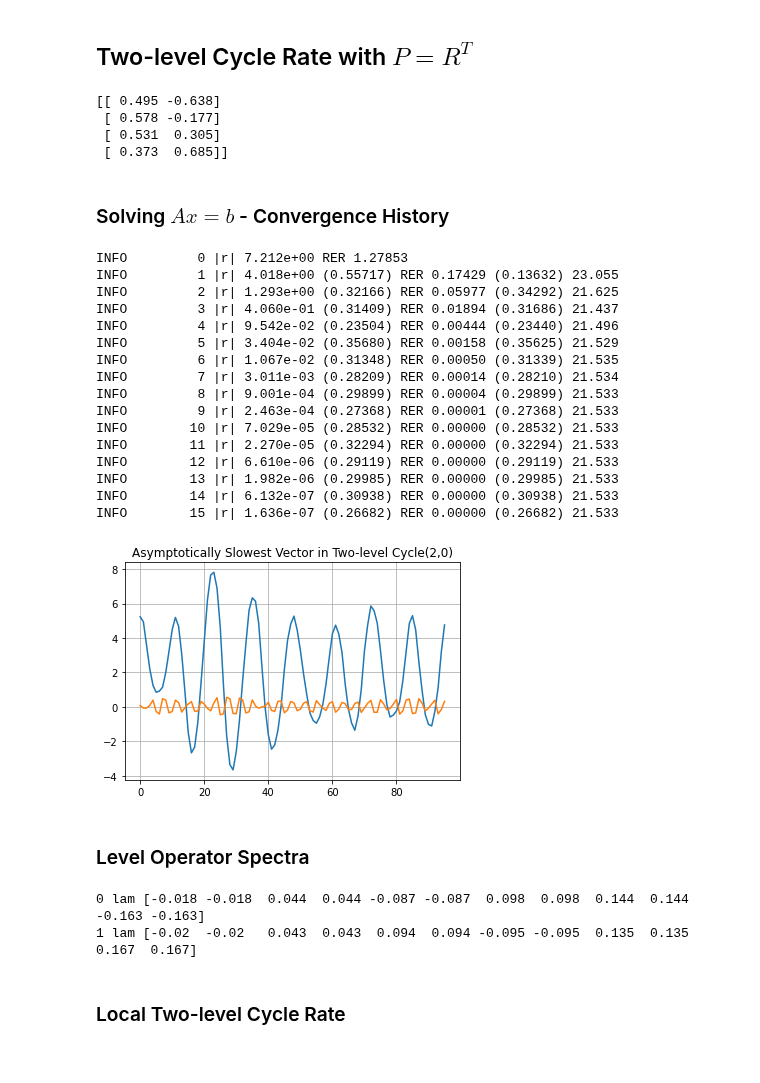
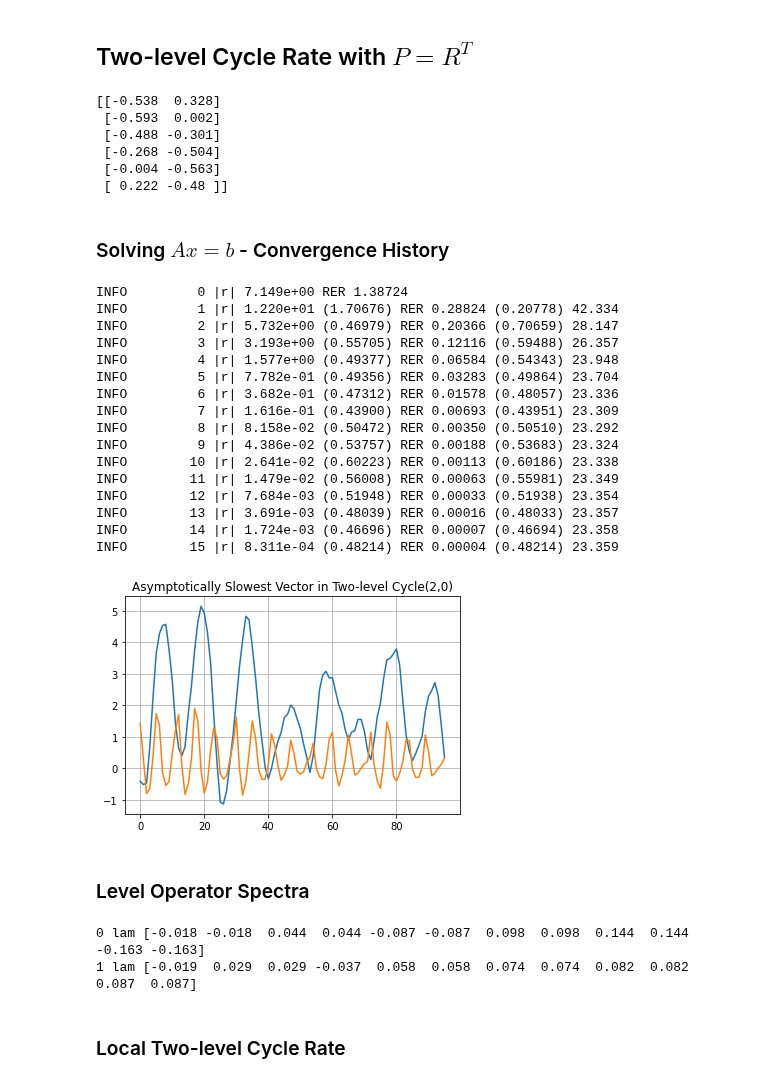
Before and after one commit to 436ahsan/Helmholtz, a Jupyter notebook: notebooks/local_two_level_cycle.ipynb, the cells around one changed output. Cells and saved outputs as stored; diff of their text form; code cells hidden in the pictures.

```diff
--- a/notebooks/local_two_level_cycle.ipynb
+++ b/notebooks/local_two_level_cycle.ipynb
@@ -44,11 +41,11 @@ The autoreload extension is already loaded. To reload it, use:
 np.random.seed(1)
 
 # Domain size.
-n = 384 # 192 #96
+n = 96 # 384 # 192 #96
 
 kh = 0.5
 num_sweeps = 80
-aggregate_size = 4
+aggregate_size = 6
 num_components = 2
 
 # Repetitive framework.
@@ -169,6 +167,7 @@ $3-4$ aggregates are enough to show the mock cycle rate on the full domain.
 # %%
 p = r.tile(1).transpose()
 print(p.todense())
+
 # caliber = 1
 # p = hm.setup.auto_setup.create_interpolation(
 #     x_level, level.a, r, interpolation_method, aggregate_size=aggregate_size, nc=nc, max_caliber=max_caliber,
@@ -180,10 +179,12 @@ print(p.todense())
 #         "{:<4s} set size {:<2d} P L2 error mean {:.2f} max {:.2f} A error mean {:.2f} max {:.2f}".format(
 #             title, len(error), np.mean(error), np.max(error), np.mean(error_a), np.max(error_a)))
 # %% [output]
-[[ 0.495 -0.638]
- [ 0.578 -0.177]
- [ 0.531  0.305]
- [ 0.373  0.685]]
+[[-0.538  0.328]
+ [-0.593  0.002]
+ [-0.488 -0.301]
+ [-0.268 -0.504]
+ [-0.004 -0.563]
+ [ 0.222 -0.48 ]]
 # %%
 def create_two_level_hiearchy(kh, m, r, p):
     a = hm.linalg.helmholtz_1d_operator(kh, m)
@@ -213,33 +214,33 @@ def two_level_conv_factor(multilevel, nu, print_frequency: int = None):
 ### Solving $Ax = b$ - Convergence History
 # %%
 nu = 2
-multilevel = create_two_level_hiearchy(kh, m, r, p)
+multilevel = create_two_level_hiearchy(kh, n, r, p)
 y, _ = two_level_conv_factor(multilevel, nu, print_frequency=1)
 
 # Asymptotic vector.
 plt.title("Asymptotically Slowest Vector in Two-level Cycle({},0)".format(nu))
 e = y - multilevel[1].p.dot(multilevel[1].r.dot(y))
-plt.plot(x);
+plt.plot(y);
 plt.plot(e);
 plt.grid(True);
 # %% [output]
-INFO         0 |r| 7.212e+00 RER 1.27853
-INFO         1 |r| 4.018e+00 (0.55717) RER 0.17429 (0.13632) 23.055
-INFO         2 |r| 1.293e+00 (0.32166) RER 0.05977 (0.34292) 21.625
-INFO         3 |r| 4.060e-01 (0.31409) RER 0.01894 (0.31686) 21.437
-INFO         4 |r| 9.542e-02 (0.23504) RER 0.00444 (0.23440) 21.496
-INFO         5 |r| 3.404e-02 (0.35680) RER 0.00158 (0.35625) 21.529
-INFO         6 |r| 1.067e-02 (0.31348) RER 0.00050 (0.31339) 21.535
-INFO         7 |r| 3.011e-03 (0.28209) RER 0.00014 (0.28210) 21.534
-INFO         8 |r| 9.001e-04 (0.29899) RER 0.00004 (0.29899) 21.533
-INFO         9 |r| 2.463e-04 (0.27368) RER 0.00001 (0.27368) 21.533
-INFO        10 |r| 7.029e-05 (0.28532) RER 0.00000 (0.28532) 21.533
-INFO        11 |r| 2.270e-05 (0.32294) RER 0.00000 (0.32294) 21.533
-INFO        12 |r| 6.610e-06 (0.29119) RER 0.00000 (0.29119) 21.533
-INFO        13 |r| 1.982e-06 (0.29985) RER 0.00000 (0.29985) 21.533
-INFO        14 |r| 6.132e-07 (0.30938) RER 0.00000 (0.30938) 21.533
-INFO        15 |r| 1.636e-07 (0.26682) RER 0.00000 (0.26682) 21.533
+INFO         0 |r| 7.149e+00 RER 1.38724
+INFO         1 |r| 1.220e+01 (1.70676) RER 0.28824 (0.20778) 42.334
+INFO         2 |r| 5.732e+00 (0.46979) RER 0.20366 (0.70659) 28.147
+INFO         3 |r| 3.193e+00 (0.55705) RER 0.12116 (0.59488) 26.357
+INFO         4 |r| 1.577e+00 (0.49377) RER 0.06584 (0.54343) 23.948
+INFO         5 |r| 7.782e-01 (0.49356) RER 0.03283 (0.49864) 23.704
+INFO         6 |r| 3.682e-01 (0.47312) RER 0.01578 (0.48057) 23.336
+INFO         7 |r| 1.616e-01 (0.43900) RER 0.00693 (0.43951) 23.309
+INFO         8 |r| 8.158e-02 (0.50472) RER 0.00350 (0.50510) 23.292
+INFO         9 |r| 4.386e-02 (0.53757) RER 0.00188 (0.53683) 23.324
+INFO        10 |r| 2.641e-02 (0.60223) RER 0.00113 (0.60186) 23.338
+INFO        11 |r| 1.479e-02 (0.56008) RER 0.00063 (0.55981) 23.349
+INFO        12 |r| 7.684e-03 (0.51948) RER 0.00033 (0.51938) 23.354
+INFO        13 |r| 3.691e-03 (0.48039) RER 0.00016 (0.48033) 23.357
+INFO        14 |r| 1.724e-03 (0.46696) RER 0.00007 (0.46694) 23.358
+INFO        15 |r| 8.311e-04 (0.48214) RER 0.00004 (0.48214) 23.359
-[figure, old version]
+[figure, new version]
 # %% [markdown]
 ### Level Operator Spectra
 # %%
@@ -267,7 +268,7 @@ for l in range(num_levels):
     vl_finest.append(v)
 # %% [output]
 0 lam [-0.018 -0.018  0.044  0.044 -0.087 -0.087  0.098  0.098  0.144  0.144 -0.163 -0.163]
-1 lam [-0.02  -0.02   0.043  0.043  0.094  0.094 -0.095 -0.095  0.135  0.135  0.167  0.167]
+1 lam [-0.019  0.029  0.029 -0.037  0.058  0.058  0.074  0.074  0.082  0.082  0.087  0.087]
 # %% [markdown]
 ### Local Two-level Cycle Rate
 # %%
```
Also changed, not shown: parts of 10 cells of this notebook, 8 other files.
